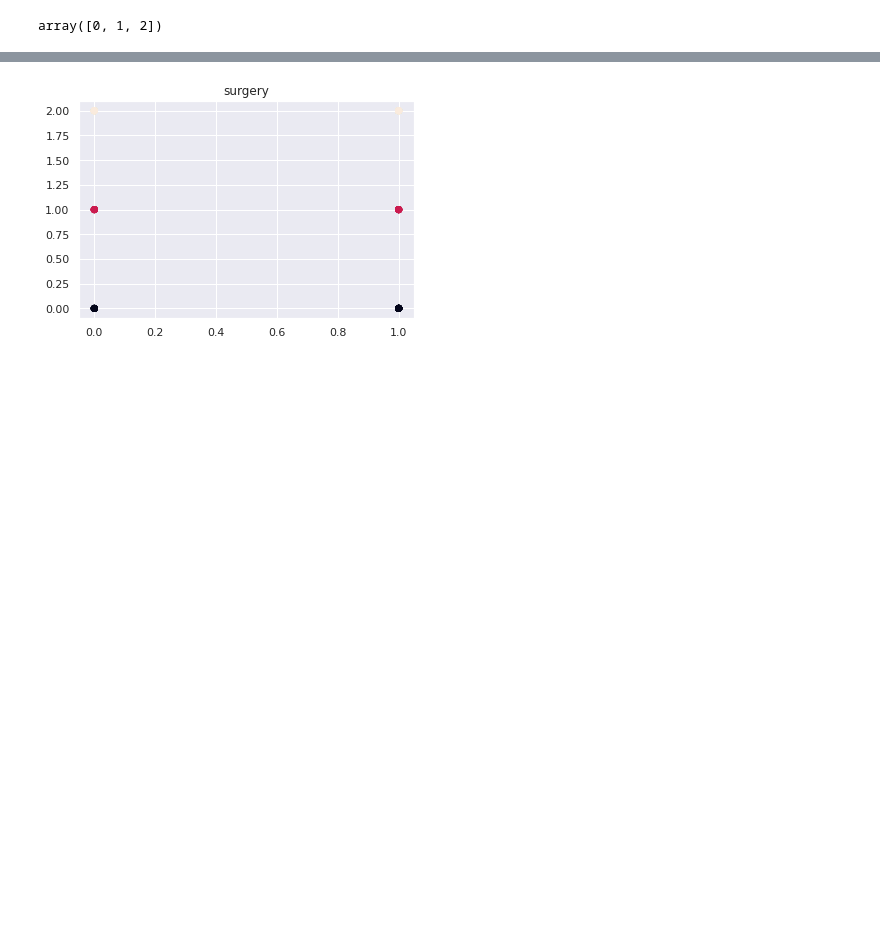
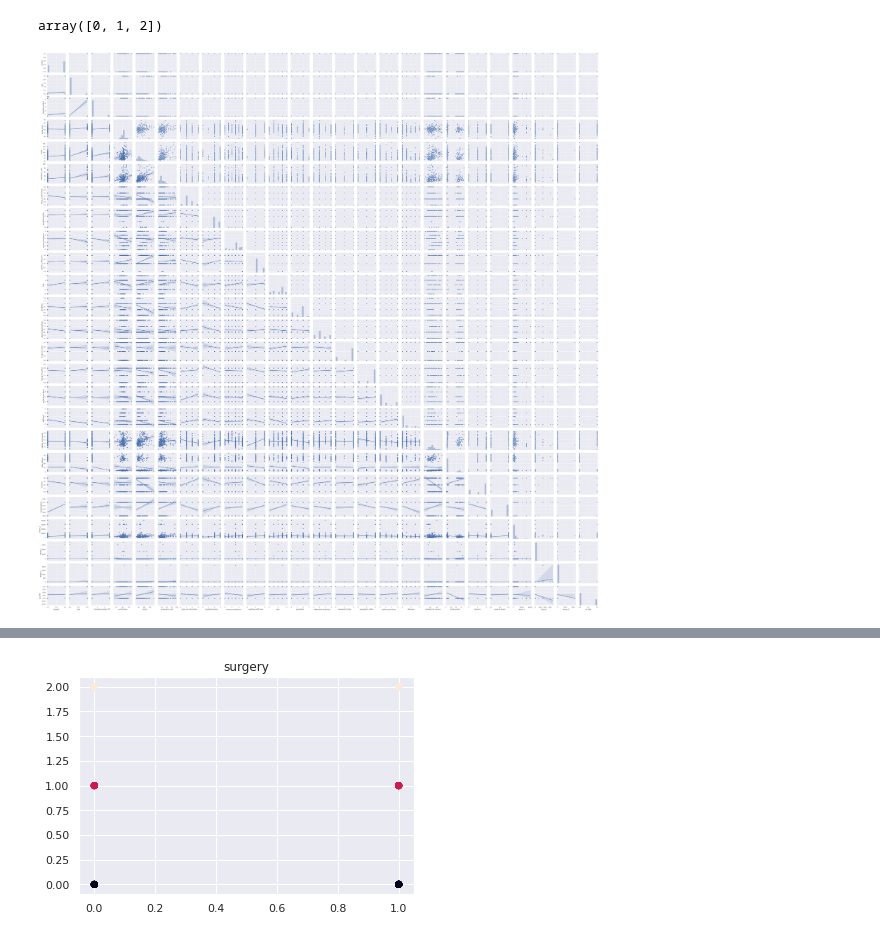
Before and after one commit to OjChi/DS-Lab, a Jupyter notebook: Lab_1_Logistic_Regression.ipynb, the cells around one changed output, grey strips where cells are left out. Saved outputs shown, nothing was run; the diff lists cells and outputs as text; code cells hidden in the pictures; blank space fills up the shorter version.

```diff
--- a/Lab_1_Logistic_Regression.ipynb
+++ b/Lab_1_Logistic_Regression.ipynb
@@ -32,7 +32,7 @@ import seaborn as sns
 
 The loaded dataset is for horse colic data. It is used to predict who would live and who would die.
 # %%
-horse_data = pd.read_csv('/content/drive/MyDrive/Sem8/DS/Lab/horse.csv')
+horse_data = pd.read_csv('/content/drive/MyDrive/Engineering/BE/Sem8/DS/Lab/Lab1/horse.csv')
 # %%
 horse_data.shape
 # %% [output]
@@ -262,3 +262,10 @@ horse_data.head()
 horse_data['outcome'].unique()
 # %% [output]
 array([0, 1, 2])
+# %%
+g = sns.PairGrid(horse_data)
+g = g.map_diag(plt.hist, alpha=0.4)
+g = g.map_upper(sns.scatterplot)
+g = g.map_lower(sns.regplot)
+# %% [output]
+[figure, added]
```
Also changed, not shown: parts of 5 cells of this notebook.
